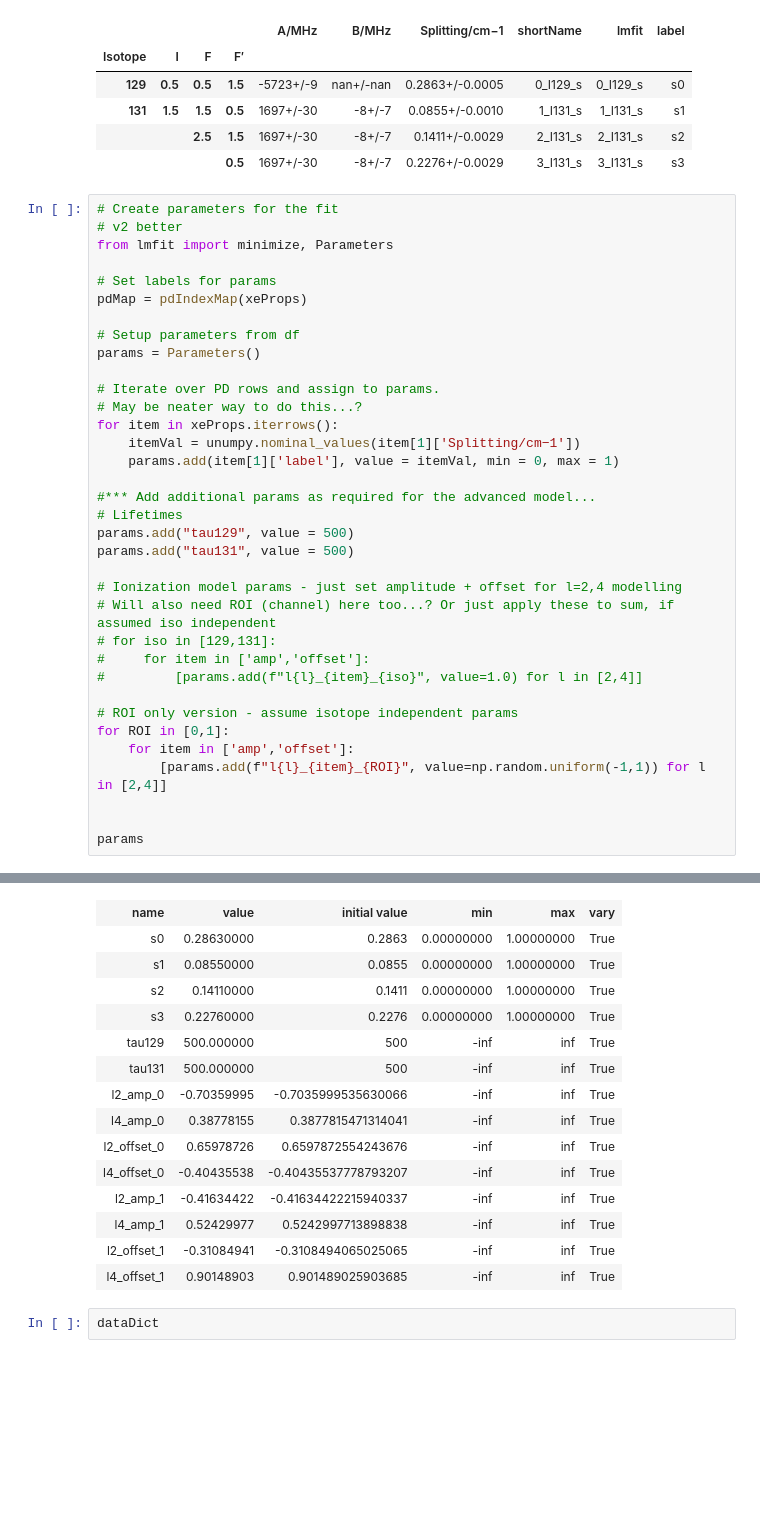
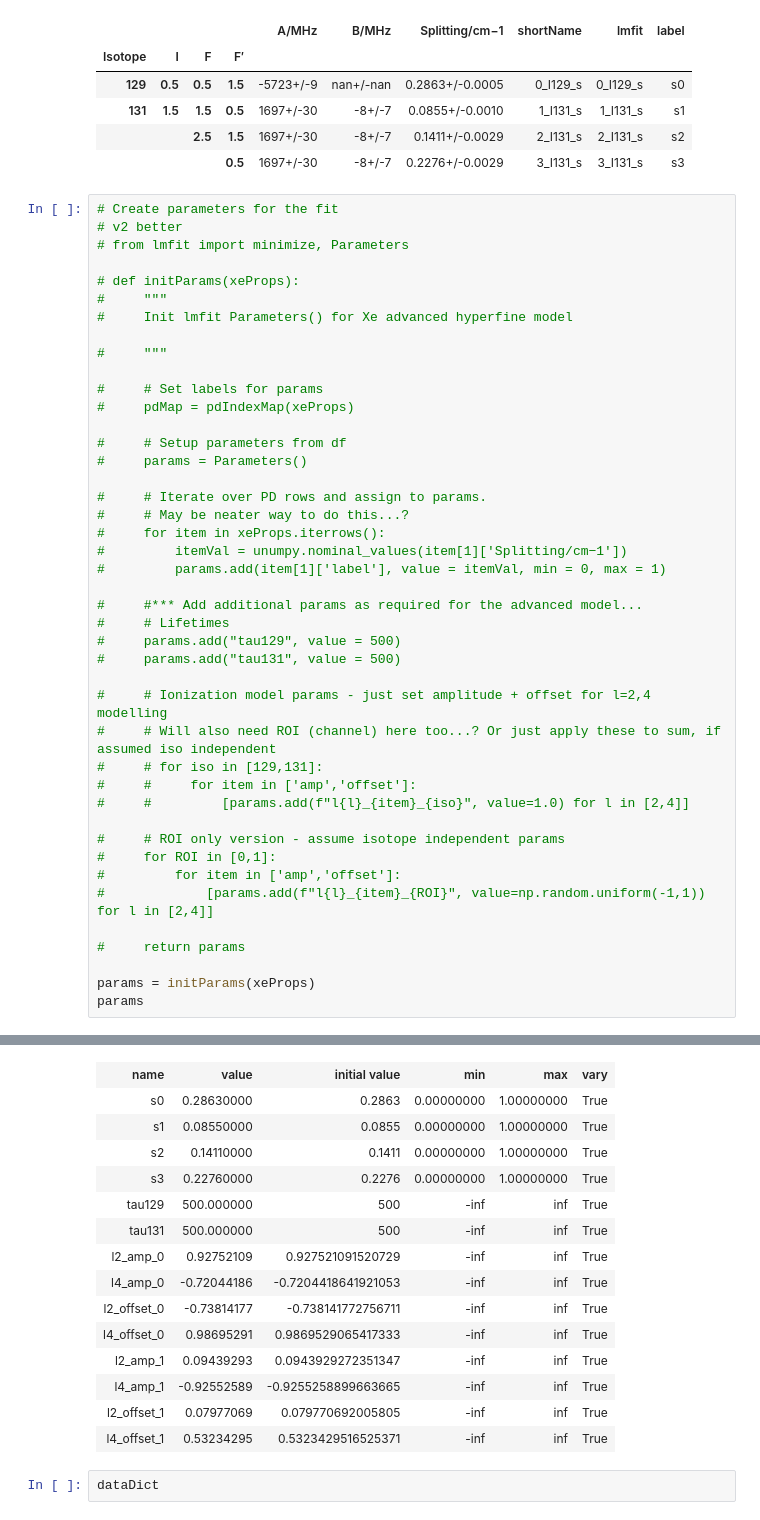
Before and after one commit to phockett/Quantum-Beat_Photoelectron-Imaging_Spectroscopy_of_Xe_in_the_VUV, a Jupyter notebook: notebooks/4_modelling/4.03_hyperfine_beats_advanced_fitting_180624.ipynb, the cells around one changed output, grey strips where cells are left out. Saved outputs shown, nothing was run; the diff lists cells and outputs as text; blank space fills up the shorter version.

Commit message:
Advanced fitting code 1st pass, just needs residuals func and tidy up.

```diff
--- a/notebooks/4_modelling/4.03_hyperfine_beats_advanced_fitting_180624.ipynb
+++ b/notebooks/4_modelling/4.03_hyperfine_beats_advanced_fitting_180624.ipynb
@@ -531,55 +691,63 @@ xeProps
 # %%
 # Create parameters for the fit
 # v2 better
-from lmfit import minimize, Parameters
+# from lmfit import minimize, Parameters
 
-# Set labels for params
-pdMap = pdIndexMap(xeProps)
+# def initParams(xeProps):
+#     """
+#     Init lmfit Parameters() for Xe advanced hyperfine model
 
-# Setup parameters from df
-params = Parameters()
+#     """
 
-# Iterate over PD rows and assign to params.
-# May be neater way to do this...?
-for item in xeProps.iterrows():
-    itemVal = unumpy.nominal_values(item[1]['Splitting/cm−1'])
-    params.add(item[1]['label'], value = itemVal, min = 0, max = 1)
+#     # Set labels for params
+#     pdMap = pdIndexMap(xeProps)
 
-#*** Add additional params as required for the advanced model...
-# Lifetimes
-params.add("tau129", value = 500)
-params.add("tau131", value = 500)
+#     # Setup parameters from df
+#     params = Parameters()
 
-# Ionization model params - just set amplitude + offset for l=2,4 modelling
-# Will also need ROI (channel) here too...? Or just apply these to sum, if assumed iso independent
-# for iso in [129,131]:
-#     for item in ['amp','offset']:
-#         [params.add(f"l{l}_{item}_{iso}", value=1.0) for l in [2,4]]
+#     # Iterate over PD rows and assign to params.
+#     # May be neater way to do this...?
+#     for item in xeProps.iterrows():
+#         itemVal = unumpy.nominal_values(item[1]['Splitting/cm−1'])
+#         params.add(item[1]['label'], value = itemVal, min = 0, max = 1)
 
-# ROI only version - assume isotope independent params
-for ROI in [0,1]:
-    for item in ['amp','offset']:
-        [params.add(f"l{l}_{item}_{ROI}", value=np.random.uniform(-1,1)) for l in [2,4]]
+#     #*** Add additional params as required for the advanced model...
+#     # Lifetimes
+#     params.add("tau129", value = 500)
+#     params.add("tau131", value = 500)
 
+#     # Ionization model params - just set amplitude + offset for l=2,4 modelling
+#     # Will also need ROI (channel) here too...? Or just apply these to sum, if assumed iso independent
+#     # for iso in [129,131]:
+#     #     for item in ['amp','offset']:
+#     #         [params.add(f"l{l}_{item}_{iso}", value=1.0) for l in [2,4]]
 
+#     # ROI only version - assume isotope independent params
+#     for ROI in [0,1]:
+#         for item in ['amp','offset']:
+#             [params.add(f"l{l}_{item}_{ROI}", value=np.random.uniform(-1,1)) for l in [2,4]]
+
+#     return params
+
+params = initParams(xeProps)
 params
 # %% [output]
 Parameters
 | name | value | initial value | min | max | vary |
 | s0 | 0.28630000 | 0.2863 | 0.00000000 | 1.00000000 | True |
 | s1 | 0.08550000 | 0.0855 | 0.00000000 | 1.00000000 | True |
 | s2 | 0.14110000 | 0.1411 | 0.00000000 | 1.00000000 | True |
 | s3 | 0.22760000 | 0.2276 | 0.00000000 | 1.00000000 | True |
 | tau129 | 500.000000 | 500 | -inf | inf | True |
 | tau131 | 500.000000 | 500 | -inf | inf | True |
-| l2_amp_0 | -0.70359995 | -0.7035999535630066 | -inf | inf | True |
-| l4_amp_0 | 0.38778155 | 0.3877815471314041 | -inf | inf | True |
-| l2_offset_0 | 0.65978726 | 0.6597872554243676 | -inf | inf | True |
-| l4_offset_0 | -0.40435538 | -0.40435537778793207 | -inf | inf | True |
-| l2_amp_1 | -0.41634422 | -0.41634422215940337 | -inf | inf | True |
-| l4_amp_1 | 0.52429977 | 0.5242997713898838 | -inf | inf | True |
-| l2_offset_1 | -0.31084941 | -0.3108494065025065 | -inf | inf | True |
-| l4_offset_1 | 0.90148903 | 0.901489025903685 | -inf | inf | True |
+| l2_amp_0 | 0.92752109 | 0.927521091520729 | -inf | inf | True |
+| l4_amp_0 | -0.72044186 | -0.7204418641921053 | -inf | inf | True |
+| l2_offset_0 | -0.73814177 | -0.738141772756711 | -inf | inf | True |
+| l4_offset_0 | 0.98695291 | 0.9869529065417333 | -inf | inf | True |
+| l2_amp_1 | 0.09439293 | 0.0943929272351347 | -inf | inf | True |
+| l4_amp_1 | -0.92552589 | -0.9255258899663665 | -inf | inf | True |
+| l2_offset_1 | 0.07977069 | 0.079770692005805 | -inf | inf | True |
+| l4_offset_1 | 0.53234295 | 0.5323429516525371 | -inf | inf | True |
 # %%
 dataDict
 # %% [output]
```
Also changed, not shown: parts of 18 cells of this notebook, 3 other files.
